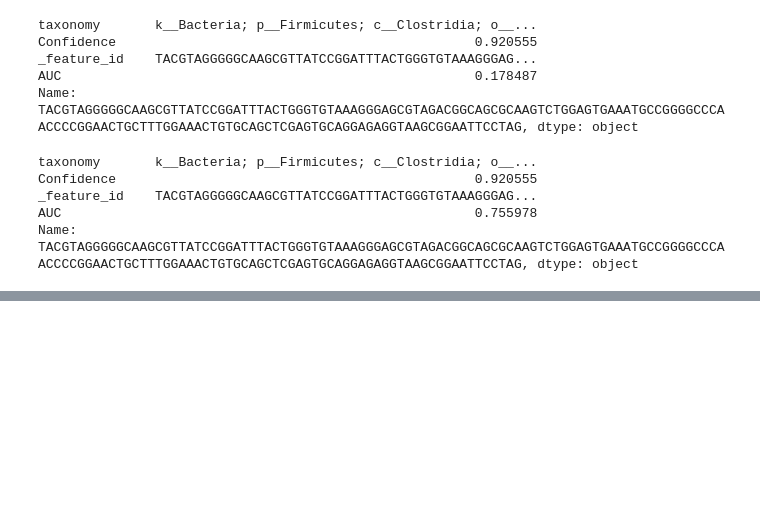
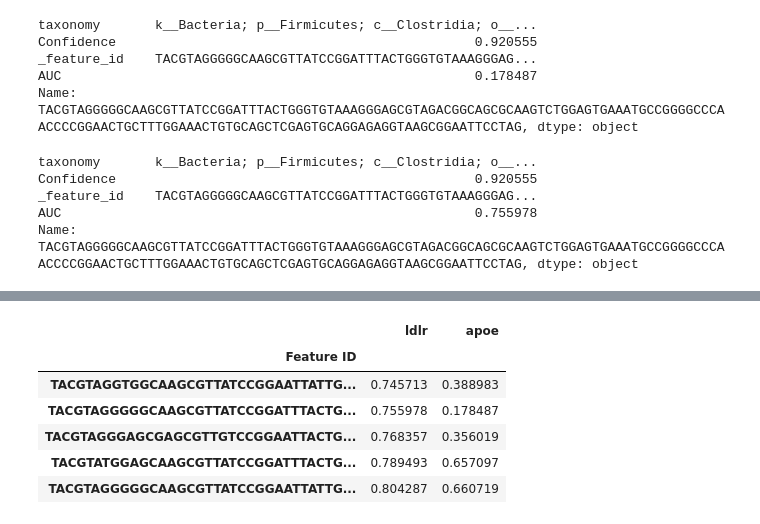
Before and after one commit to knightlab-analyses/crossmodel_prediction, a Jupyter notebook: notebooks/fig3.16s.ipynb, the cells around one changed output, grey strips where cells are left out. Cells and saved outputs as stored; diff of their text form; code cells hidden in the pictures; blank space fills up the shorter version.

```diff
--- a/notebooks/fig3.16s.ipynb
+++ b/notebooks/fig3.16s.ipynb
@@ -344,0 +359,10 @@ fids = ['TACGTAGGGGGCAAGCGTTATCCGGAATTATTGGGCGTAAAGAGTACGTAGGTGGCAACCTAAGCGCAGGG
+# %%
+df_aucs2.sort_values(['ldlr', 'apoe']).tail()
+# %% [output]
+|  | ldlr | apoe |
+| Feature ID |  |  |
+| TACGTAGGTGGCAAGCGTTATCCGGAATTATTG... | 0.745713 | 0.388983 |
+| TACGTAGGGGGCAAGCGTTATCCGGATTTACTG... | 0.755978 | 0.178487 |
+| TACGTAGGGAGCGAGCGTTGTCCGGAATTACTG... | 0.768357 | 0.356019 |
+| TACGTATGGAGCAAGCGTTATCCGGATTTACTG... | 0.789493 | 0.657097 |
+| TACGTAGGGGGCAAGCGTTATCCGGAATTATTG... | 0.804287 | 0.660719 |
```
Also changed, not shown: parts of 4 cells of this notebook, 1 other file.
